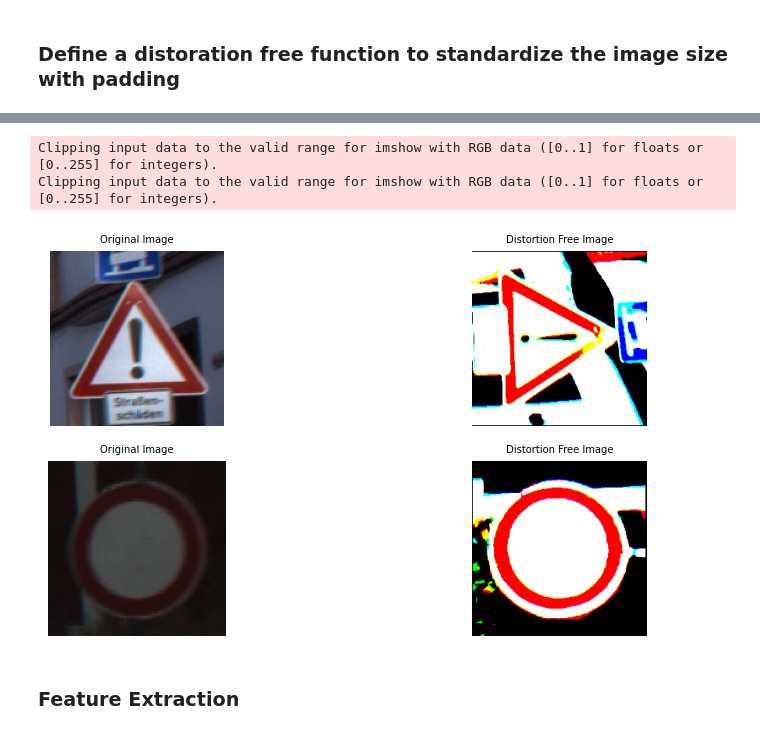
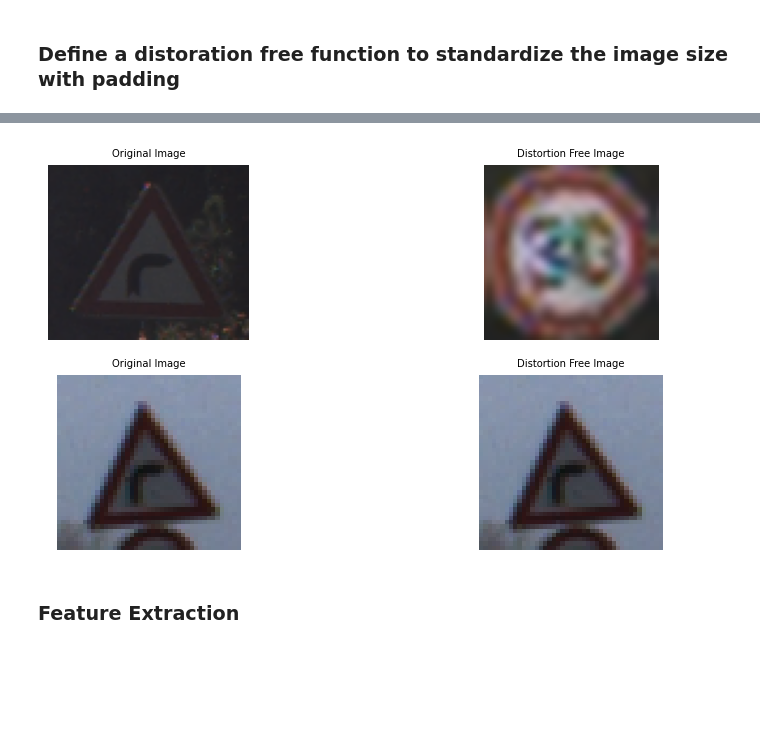
Before and after one commit to teddy661/281-final-project, a Jupyter notebook: Sign_EDA.ipynb, the cells around one changed output, grey strips where cells are left out. Drawn from its saved outputs; the diff is of its cells as text; code cells hidden in the pictures; blank space fills up the shorter version.

```diff
--- a/Sign_EDA.ipynb
+++ b/Sign_EDA.ipynb
@@ -588,27 +525,40 @@ ResourceExhaustedError: {{function_node __wrapped__AddV2_device_/job:localhost/r
 # %%
 # show 2 images in the train set and compare side by side to the new distortion free images
 plt.figure(figsize=(10, 5))
 plt.subplot(2, 2, 1)
-plt.imshow(Image.open(x_train[25]))
+plt.imshow(restore_image_from_list(
+        train[25]["Width"][0],
+        train[25]["Height"][0],
+        np.asarray(train[25]["Image"][0])
+    ))
 plt.title("Original Image")
 plt.axis("off")
 plt.subplot(2, 2, 2)
-plt.imshow(x_train_np[25])
+plt.imshow(restore_image_from_list(
+        train[25]["Scaled_Width"][0],
+        train[25]["Scaled_Height"][0],
+        np.asarray(train[900]["Scaled_Image"][0]),
+    ))
 plt.title("Distortion Free Image")
 plt.axis("off")
 plt.subplot(2, 2, 3)
-plt.imshow(Image.open(x_train[100]))
+plt.imshow(restore_image_from_list(
+        train[100]["Width"][0],
+        train[100]["Height"][0],
+        np.asarray(train[100]["Image"][0]),
+    ))
 plt.title("Original Image")
 plt.axis("off")
 plt.subplot(2, 2, 4)
-plt.imshow(x_train_np[100])
+plt.imshow(restore_image_from_list(
+        train[100]["Width"][0],
+        train[100]["Height"][0],
+        np.asarray(train[100]["Image"][0])))
 plt.title("Distortion Free Image")
 plt.axis("off")
 plt.show()
 # %% [output]
-Clipping input data to the valid range for imshow with RGB data ([0..1] for floats or [0..255] for integers).
-Clipping input data to the valid range for imshow with RGB data ([0..1] for floats or [0..255] for integers).
-[figure, old version]
+[figure, new version]
 # %% [markdown]
 ### Feature Extraction
 # %%
```
Also changed, not shown: parts of 15 cells of this notebook.
